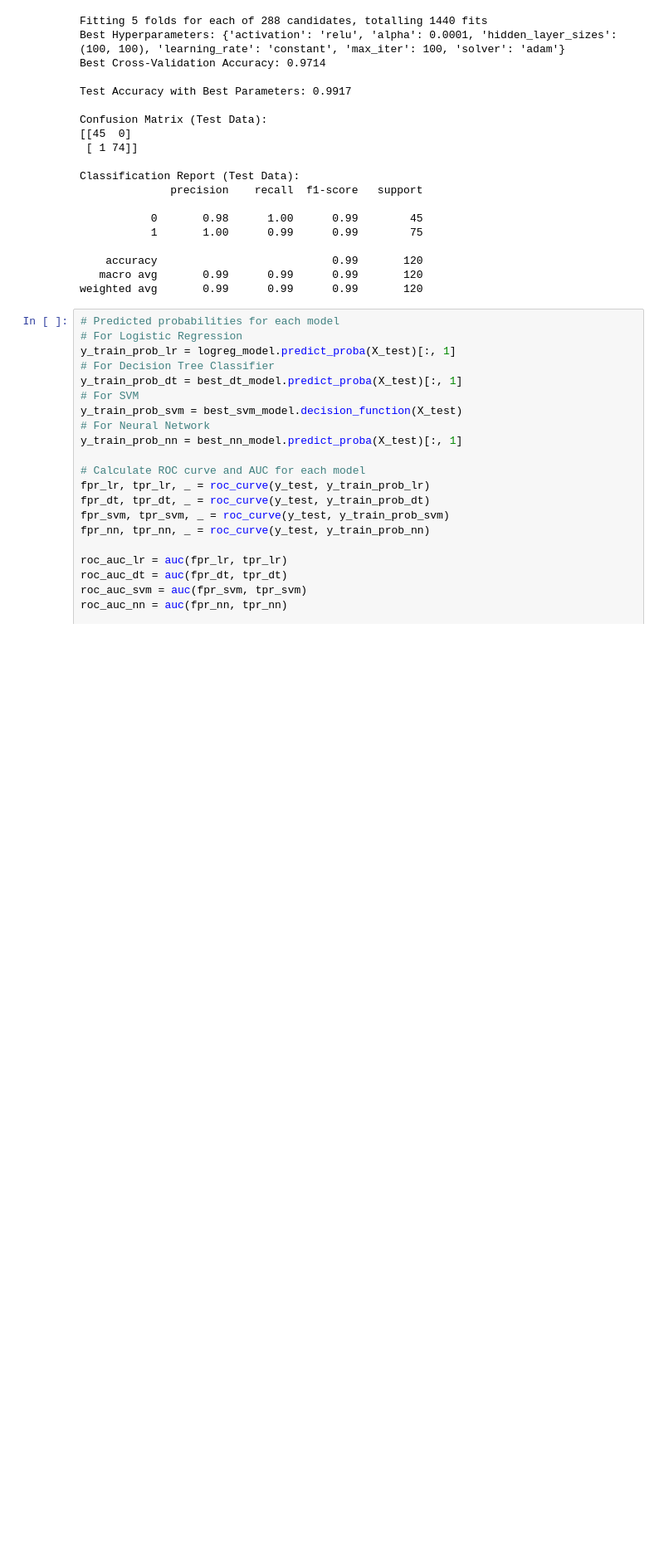
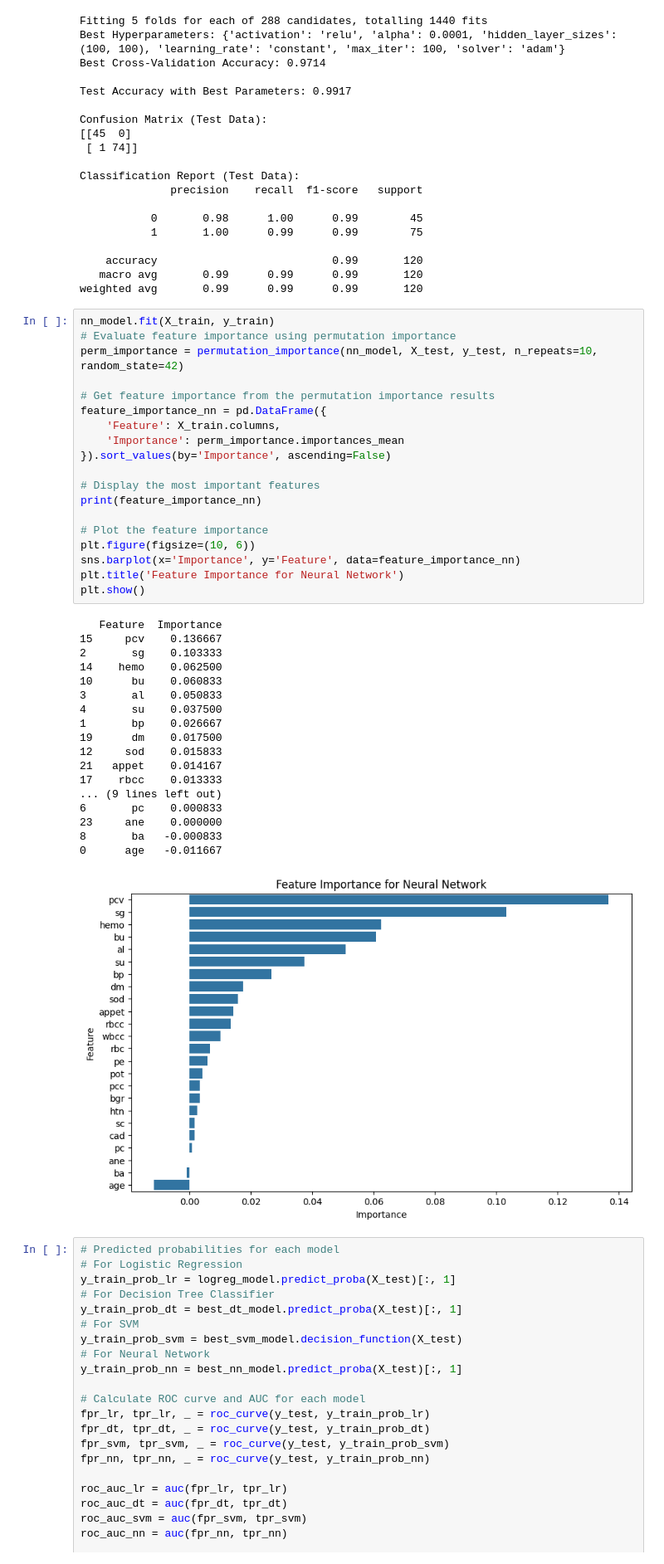
Before and after one commit to Kottancheril/Chronic_kidney_disease_prediction, a Jupyter notebook: chronic_kidney_disease.ipynb, the cells around one changed output. Shown at 83% size. Drawn from its saved outputs; the diff is of its cells as text; blank space fills up the shorter version.

```diff
--- a/chronic_kidney_disease.ipynb
+++ b/chronic_kidney_disease.ipynb
@@ -1054,6 +984,44 @@ Classification Report (Test Data):
     accuracy                           0.99       120
    macro avg       0.99      0.99      0.99       120
 weighted avg       0.99      0.99      0.99       120
+# %%
+nn_model.fit(X_train, y_train)
+# Evaluate feature importance using permutation importance
+perm_importance = permutation_importance(nn_model, X_test, y_test, n_repeats=10, random_state=42)
+
+# Get feature importance from the permutation importance results
+feature_importance_nn = pd.DataFrame({
+    'Feature': X_train.columns,
+    'Importance': perm_importance.importances_mean
+}).sort_values(by='Importance', ascending=False)
+
+# Display the most important features
+print(feature_importance_nn)
+
+# Plot the feature importance
+plt.figure(figsize=(10, 6))
+sns.barplot(x='Importance', y='Feature', data=feature_importance_nn)
+plt.title('Feature Importance for Neural Network')
+plt.show()
+# %% [output]
+   Feature  Importance
+15     pcv    0.136667
+2       sg    0.103333
+14    hemo    0.062500
+10      bu    0.060833
+3       al    0.050833
+4       su    0.037500
+1       bp    0.026667
+19      dm    0.017500
+12     sod    0.015833
+21   appet    0.014167
+17    rbcc    0.013333
+... (9 lines left out)
+6       pc    0.000833
+23     ane    0.000000
+8       ba   -0.000833
+0      age   -0.011667
+[figure, added]
 # %%
 # Predicted probabilities for each model
 # For Logistic Regression
```
Also changed, not shown: parts of 15 cells of this notebook.
